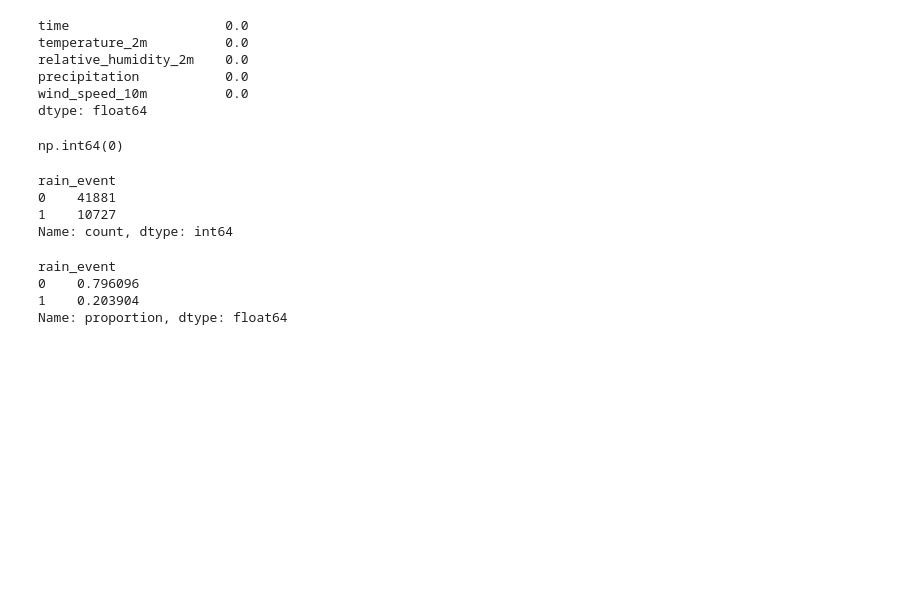
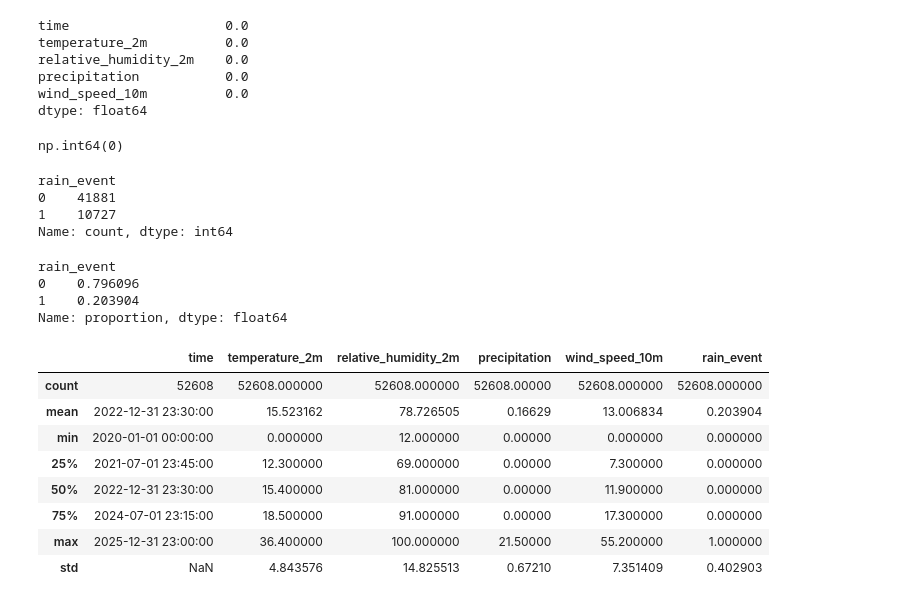
Before and after one commit to LouisSilva/Data-Stream-Mining-Practical-Assignment-1, a Jupyter notebook: notebooks/porto_analysis.ipynb, the cells around one changed output. Drawn from its saved outputs; the diff is of its cells as text; code cells hidden in the pictures; blank space fills up the shorter version.

Commit message:
Added 2 city statistics

```diff
--- a/notebooks/porto_analysis.ipynb
+++ b/notebooks/porto_analysis.ipynb
@@ -87,3 +87,16 @@ rain_event
 0    0.796096
 1    0.203904
 Name: proportion, dtype: float64
+# %%
+# Descriptive statistics
+df.describe()
+# %% [output]
+|  | time | temperature_2m | relative_humidity_2m | precipitation | wind_speed_10m | rain_event |
+| count | 52608 | 52608.000000 | 52608.000000 | 52608.00000 | 52608.000000 | 52608.000000 |
+| mean | 2022-12-31 23:30:00 | 15.523162 | 78.726505 | 0.16629 | 13.006834 | 0.203904 |
+| min | 2020-01-01 00:00:00 | 0.000000 | 12.000000 | 0.00000 | 0.000000 | 0.000000 |
+| 25% | 2021-07-01 23:45:00 | 12.300000 | 69.000000 | 0.00000 | 7.300000 | 0.000000 |
+| 50% | 2022-12-31 23:30:00 | 15.400000 | 81.000000 | 0.00000 | 11.900000 | 0.000000 |
+| 75% | 2024-07-01 23:15:00 | 18.500000 | 91.000000 | 0.00000 | 17.300000 | 0.000000 |
+| max | 2025-12-31 23:00:00 | 36.400000 | 100.000000 | 21.50000 | 55.200000 | 1.000000 |
+| std | NaN | 4.843576 | 14.825513 | 0.67210 | 7.351409 | 0.402903 |
```
Also changed, not shown: parts of 3 cells of this notebook.
